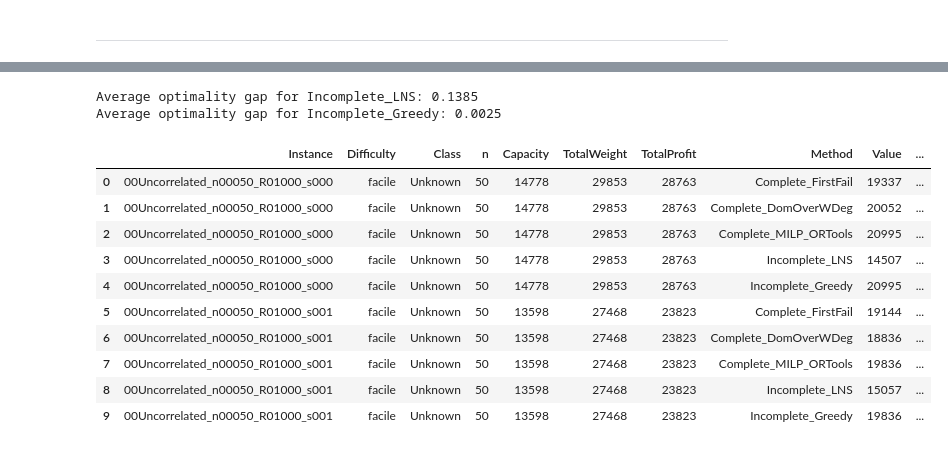
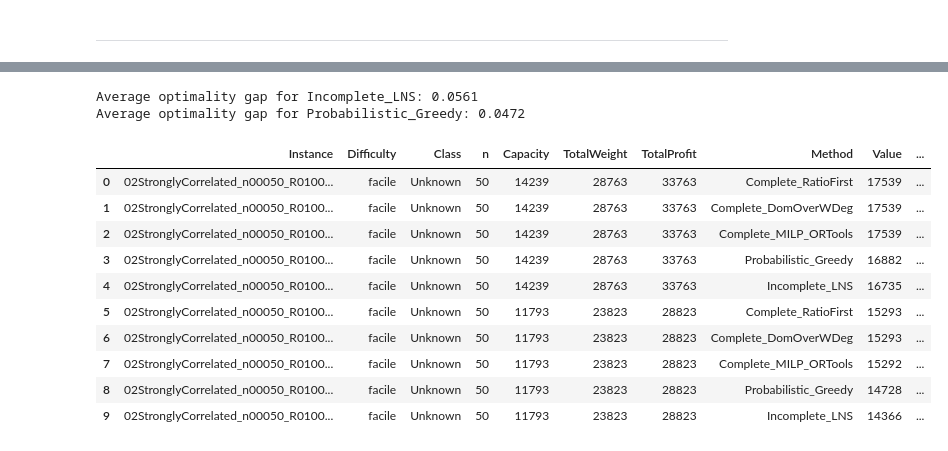
Before and after one commit to mattdlg/projet_knapsack, a Jupyter notebook: src/knapsack/result_analysis.ipynb, the cells around one changed output, grey strips where cells are left out. Saved outputs shown, nothing was run; the diff lists cells and outputs as text; code cells hidden in the pictures.

```diff
--- a/src/knapsack/result_analysis.ipynb
+++ b/src/knapsack/result_analysis.ipynb
@@ -22,7 +22,7 @@ import seaborn as sns
 ----
 # %%
 #### Reading Data ####
-filename = 'results1.csv'
+filename = 'results2.csv'
 data_path = os.path.join('..', '..', 'results', filename)
 if not os.path.exists(data_path):
     print(f"Error: The file {filename} does not exist in the results directory.")
@@ -43,7 +43,8 @@ data.head()
 # %%
 #### Adding TimeOut Column ####
-timeout = 60_000  # 60 seconds in milliseconds
+timeout = 60_000 * 5  # 5 minutes in milliseconds
 data["TimeOut"] = data["Time(ms)"].astype(int) >= timeout
-data.head()
+data.loc[(data["Optimal"] == False) & (data["Method"].isin(["Complete_RatioFirst", "Complete_DomOverWDeg"])), "TimeOut"] = True # if Complete method or not optimal it means they have timed out
+data.tail(10)
 # %% [output]
 |  | Instance | Difficulty | Class | n | Capacity | TotalWeight | TotalProfit | Method | Value | ... |
@@ -55,42 +61,43 @@ data.head()
 # %%
 #### Testing if incomplete methods give near optimal solutions ####
-threshold = 0.01  # 5% optimality gap
-incomplete_methods = ['Incomplete_LNS', 'Incomplete_Greedy']
+threshold = 0.01  # 1% optimality gap
+incomplete_methods = ['Incomplete_LNS', 'Probabilistic_Greedy']
 ground_truth_method = 'Complete_MILP_ORTools'
+data["Gap(%)"] = data["Gap(%)"].astype(str)  # Ensure the column is of string type to hold formatted values
 for method in incomplete_methods:
     merged = pd.merge(
         data[data['Method'] == method],
         data[data['Method'] == ground_truth_method],
         on=['n', 'Capacity', 'Instance'],
         suffixes=('_incomplete', '_ground_truth')
     )
-    merged['optimality_gap'] = abs(merged['Value_incomplete'] - merged['Value_ground_truth']) / merged['Value_ground_truth']
+    merged['optimality_gap'] = (merged['Value_ground_truth'] - merged['Value_incomplete']) / merged['Value_ground_truth']
     avg_gap = merged['optimality_gap'].mean()
     print(f"Average optimality gap for {method}: {avg_gap:.4f}")
 
     # Mark as optimal the found solution is within the threshold of the ground truth for this particular (method, n, Capacity, Instance)
     merged['is_optimal'] = merged['optimality_gap'] <= threshold
     for idx, row in merged.iterrows():
         data.loc[
             (data['Method'] == method) &
             (data['n'] == row['n']) &
             (data['Capacity'] == row['Capacity']) &
             (data['Instance'] == row['Instance']),
-            'Optimal'
-        ] = row['is_optimal']
+            ['Optimal', 'Gap(%)']
+        ] = row['is_optimal'], f"{row['optimality_gap'] * 100:.2f}"
 
 data.head(10)
 # %% [output]
-Average optimality gap for Incomplete_LNS: 0.1385
-Average optimality gap for Incomplete_Greedy: 0.0025
+Average optimality gap for Incomplete_LNS: 0.0561
+Average optimality gap for Probabilistic_Greedy: 0.0472
 |  | Instance | Difficulty | Class | n | Capacity | TotalWeight | TotalProfit | Method | Value | ... |
-| 0 | 00Uncorrelated_n00050_R01000_s000 | facile | Unknown | 50 | 14778 | 29853 | 28763 | Complete_FirstFail | 19337 | ... |
-| 1 | 00Uncorrelated_n00050_R01000_s000 | facile | Unknown | 50 | 14778 | 29853 | 28763 | Complete_DomOverWDeg | 20052 | ... |
-| 2 | 00Uncorrelated_n00050_R01000_s000 | facile | Unknown | 50 | 14778 | 29853 | 28763 | Complete_MILP_ORTools | 20995 | ... |
-| 3 | 00Uncorrelated_n00050_R01000_s000 | facile | Unknown | 50 | 14778 | 29853 | 28763 | Incomplete_LNS | 14507 | ... |
-| 4 | 00Uncorrelated_n00050_R01000_s000 | facile | Unknown | 50 | 14778 | 29853 | 28763 | Incomplete_Greedy | 20995 | ... |
-| 5 | 00Uncorrelated_n00050_R01000_s001 | facile | Unknown | 50 | 13598 | 27468 | 23823 | Complete_FirstFail | 19144 | ... |
-| 6 | 00Uncorrelated_n00050_R01000_s001 | facile | Unknown | 50 | 13598 | 27468 | 23823 | Complete_DomOverWDeg | 18836 | ... |
-| 7 | 00Uncorrelated_n00050_R01000_s001 | facile | Unknown | 50 | 13598 | 27468 | 23823 | Complete_MILP_ORTools | 19836 | ... |
-| 8 | 00Uncorrelated_n00050_R01000_s001 | facile | Unknown | 50 | 13598 | 27468 | 23823 | Incomplete_LNS | 15057 | ... |
-| 9 | 00Uncorrelated_n00050_R01000_s001 | facile | Unknown | 50 | 13598 | 27468 | 23823 | Incomplete_Greedy | 19836 | ... |
+| 0 | 02StronglyCorrelated_n00050_R0100... | facile | Unknown | 50 | 14239 | 28763 | 33763 | Complete_RatioFirst | 17539 | ... |
+| 1 | 02StronglyCorrelated_n00050_R0100... | facile | Unknown | 50 | 14239 | 28763 | 33763 | Complete_DomOverWDeg | 17539 | ... |
+| 2 | 02StronglyCorrelated_n00050_R0100... | facile | Unknown | 50 | 14239 | 28763 | 33763 | Complete_MILP_ORTools | 17539 | ... |
+| 3 | 02StronglyCorrelated_n00050_R0100... | facile | Unknown | 50 | 14239 | 28763 | 33763 | Probabilistic_Greedy | 16882 | ... |
+| 4 | 02StronglyCorrelated_n00050_R0100... | facile | Unknown | 50 | 14239 | 28763 | 33763 | Incomplete_LNS | 16735 | ... |
+| 5 | 02StronglyCorrelated_n00050_R0100... | facile | Unknown | 50 | 11793 | 23823 | 28823 | Complete_RatioFirst | 15293 | ... |
+| 6 | 02StronglyCorrelated_n00050_R0100... | facile | Unknown | 50 | 11793 | 23823 | 28823 | Complete_DomOverWDeg | 15293 | ... |
+| 7 | 02StronglyCorrelated_n00050_R0100... | facile | Unknown | 50 | 11793 | 23823 | 28823 | Complete_MILP_ORTools | 15292 | ... |
+| 8 | 02StronglyCorrelated_n00050_R0100... | facile | Unknown | 50 | 11793 | 23823 | 28823 | Probabilistic_Greedy | 14728 | ... |
+| 9 | 02StronglyCorrelated_n00050_R0100... | facile | Unknown | 50 | 11793 | 23823 | 28823 | Incomplete_LNS | 14366 | ... |
```
Also changed, not shown: parts of 23 cells of this notebook, 3 other files.
